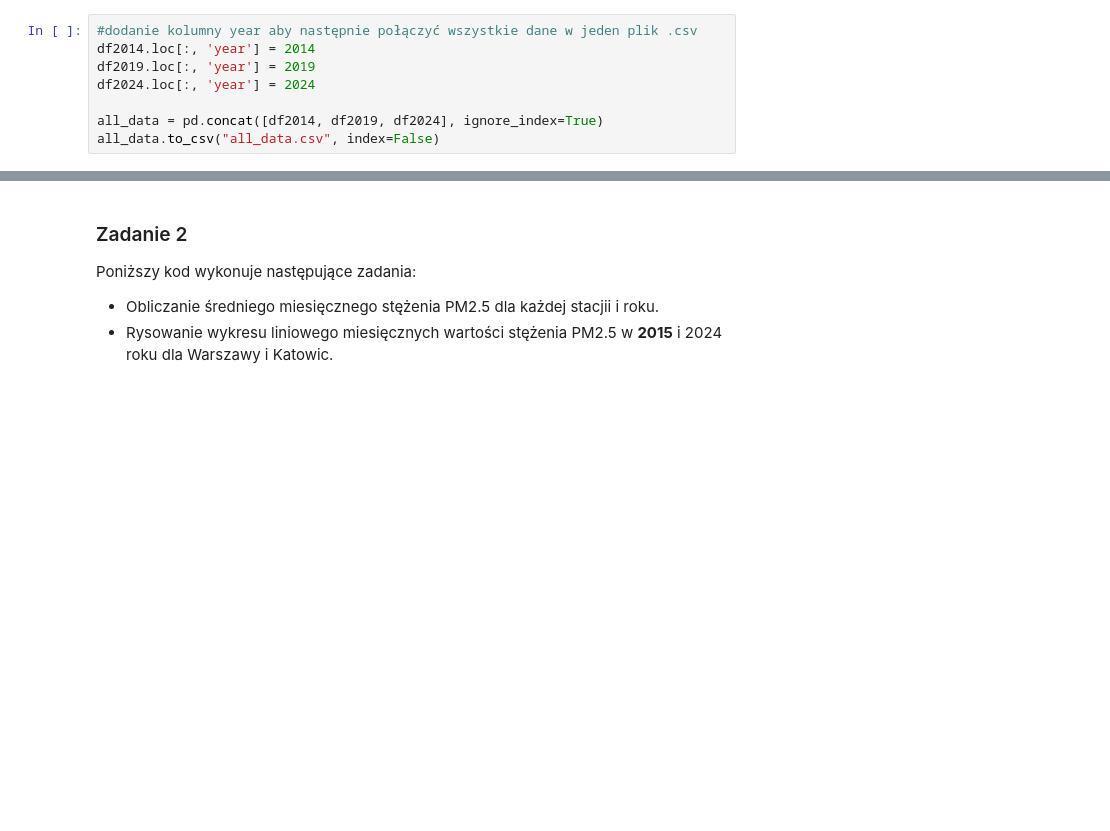
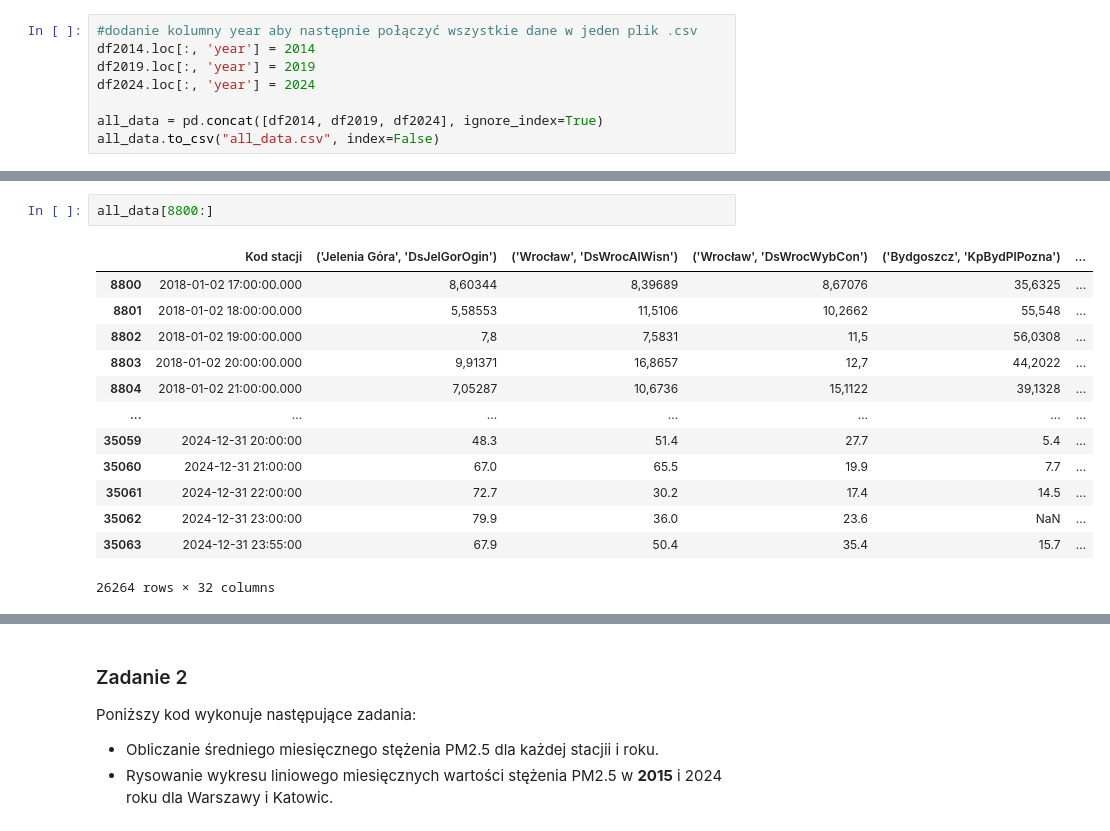
Before and after one commit to zlewkarzbenc/ztp4, a Jupyter notebook: main.ipynb, the cells around one changed output, grey strips where cells are left out. Cells and saved outputs as stored; diff of their text form; blank space fills up the shorter version.

```diff
--- a/main.ipynb
+++ b/main.ipynb
@@ -192,0 +236,16 @@ all_data.to_csv("all_data.csv", index=False)
+# %%
+all_data[8800:]
+# %% [output]
+|  | Kod stacji | ('Jelenia Góra', 'DsJelGorOgin') | ('Wrocław', 'DsWrocAlWisn') | ('Wrocław', 'DsWrocWybCon') | ('Bydgoszcz', 'KpBydPlPozna') | ... |
+| 8800 | 2018-01-02 17:00:00.000 | 8,60344 | 8,39689 | 8,67076 | 35,6325 | ... |
+| 8801 | 2018-01-02 18:00:00.000 | 5,58553 | 11,5106 | 10,2662 | 55,548 | ... |
+| 8802 | 2018-01-02 19:00:00.000 | 7,8 | 7,5831 | 11,5 | 56,0308 | ... |
+| 8803 | 2018-01-02 20:00:00.000 | 9,91371 | 16,8657 | 12,7 | 44,2022 | ... |
+| 8804 | 2018-01-02 21:00:00.000 | 7,05287 | 10,6736 | 15,1122 | 39,1328 | ... |
+| ... | ... | ... | ... | ... | ... | ... |
+| 35059 | 2024-12-31 20:00:00 | 48.3 | 51.4 | 27.7 | 5.4 | ... |
+| 35060 | 2024-12-31 21:00:00 | 67.0 | 65.5 | 19.9 | 7.7 | ... |
+| 35061 | 2024-12-31 22:00:00 | 72.7 | 30.2 | 17.4 | 14.5 | ... |
+| 35062 | 2024-12-31 23:00:00 | 79.9 | 36.0 | 23.6 | NaN | ... |
+| 35063 | 2024-12-31 23:55:00 | 67.9 | 50.4 | 35.4 | 15.7 | ... |
+26264 rows × 32 columns
```
Also changed, not shown: parts of 14 cells of this notebook.
